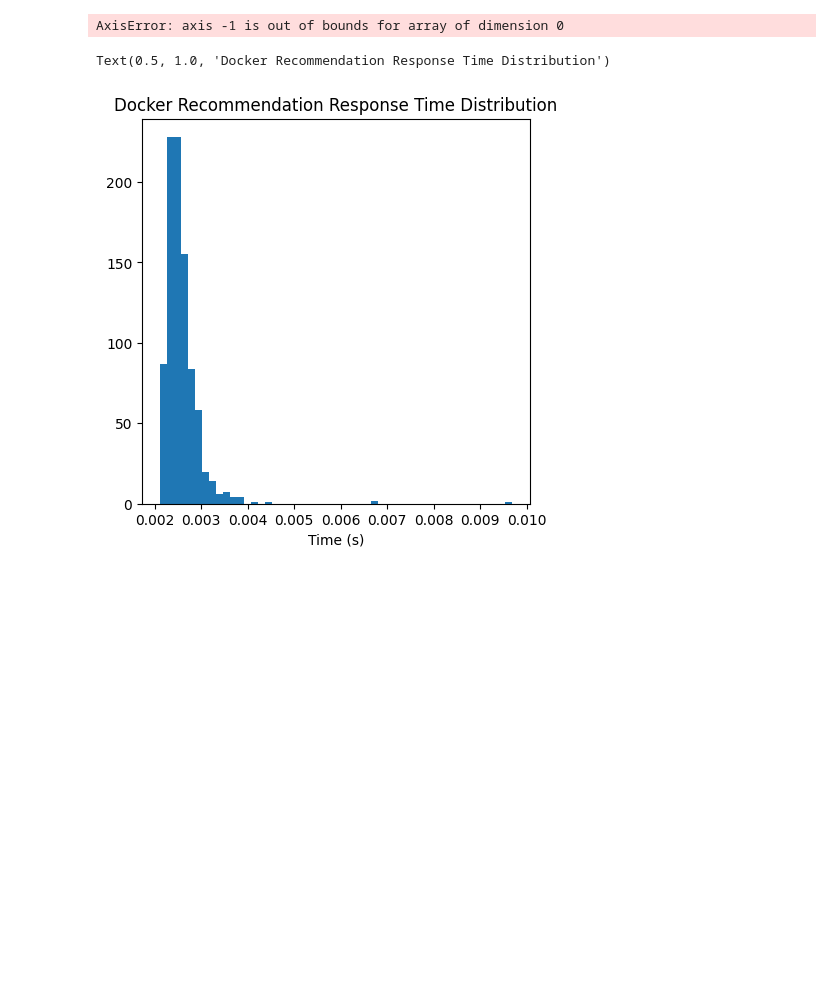
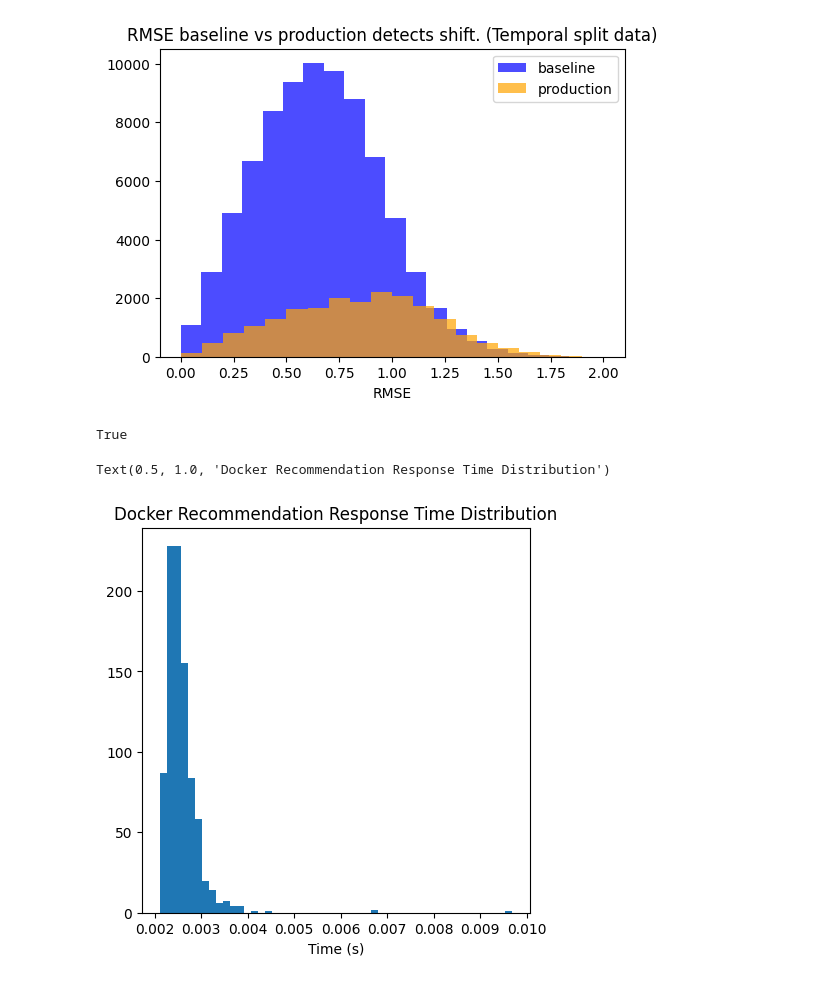
Before and after one commit to kaneelgit/senevirathne-kaneel-EN705603, a Jupyter notebook: moviemate/notebooks/case_study_analysis.ipynb, the cells around one changed output. Cells and saved outputs as stored; diff of their text form; code cells hidden in the pictures; blank space fills up the shorter version.

```diff
--- a/moviemate/notebooks/case_study_analysis.ipynb
+++ b/moviemate/notebooks/case_study_analysis.ipynb
@@ -47,15 +47,17 @@ cols = ['user', 'item', 'rating', 'timestamp']
 df = pline.load_dataset('../storage/u.data_train_temp', column_names = cols)
 # %%
 #evaluate using the test set
-trs = []
-prs = []
-
+# trs = []
+# prs = []
+baseline_rmses = []
 for _, row in df.iterrows():
     user_id, item_id, true_rating = row['user'], row['item'], row['rating']
     try:
         predicted_rating = model.predict(user_id, item_id)
-        trs.append(true_rating)
-        prs.append(predicted_rating)
+        # trs.append(true_rating)
+        # prs.append(predicted_rating)
+        baseline_rmse = np.sqrt(np.abs(true_rating - predicted_rating))
+        baseline_rmses.append(baseline_rmse)
     except:
         pass
 # %%
@@ -73,7 +75,8 @@ for _, row in df_test.iterrows():
         predicted_rating = model.predict(user_id, item_id)
         # trs.append(true_rating)
         # prs.append(predicted_rating)
-        production_rmses = np.sqrt(np.abs(true_rating - predicted_rating))
+        production_rmse = np.sqrt(np.abs(true_rating - predicted_rating))
+        production_rmses.append(production_rmse)
     except:
         pass
 # #production rmse
@@ -83,7 +84,5 @@ baseline_rmse
 # %%
 from modules.adaptive.continuous_learning import ContinuousLearner
 
-learner = ContinuousLearner(baseline_rmse=baseline_rmse)
-retrain = learner.detect_drift(production_rmse)
+learner = ContinuousLearner(baseline_rmse=baseline_rmses)
+retrain, pvalue = learner.detect_drift(production_rmses, return_pvalue = True)
-# %% [output]
-AxisError: axis -1 is out of bounds for array of dimension 0
@@ -92,3 +89,18 @@ plt.imshow()
+# %%
+# Plot histograms
+plt.figure(figsize = (6, 4))
+plt.hist(baseline_rmses, color='blue', label='baseline', alpha=0.7, bins = 20)
+plt.hist(production_rmses, color='orange', label='production', alpha=0.7, bins = 20)
+plt.xlabel('RMSE')
+plt.legend()
+plt.title('RMSE baseline vs production detects shift. (Temporal split data)')
+plt.show()
+# %% [output]
+[figure, added]
+# %%
+retrain
+# %% [output]
+True
 # %%
 import requests
 import time
```
Also changed, not shown: parts of 3 cells of this notebook, 3 other files.
